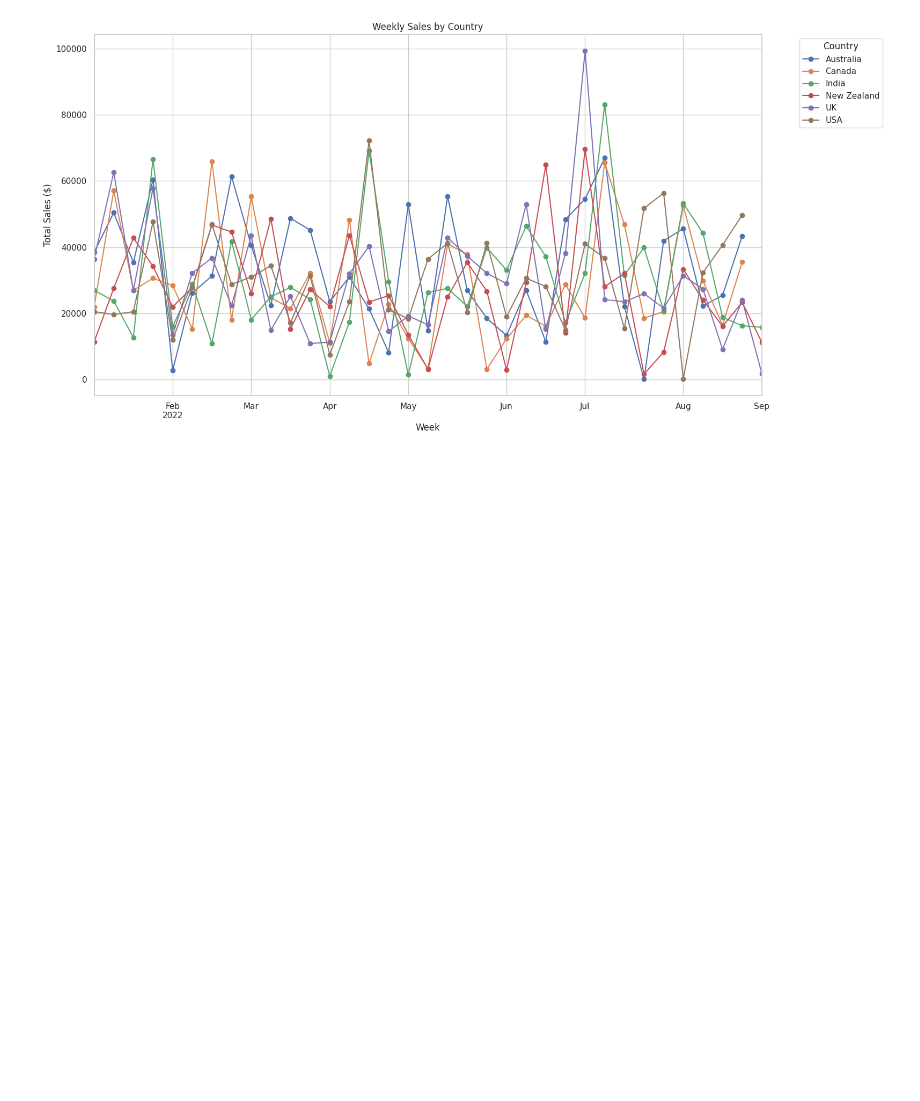
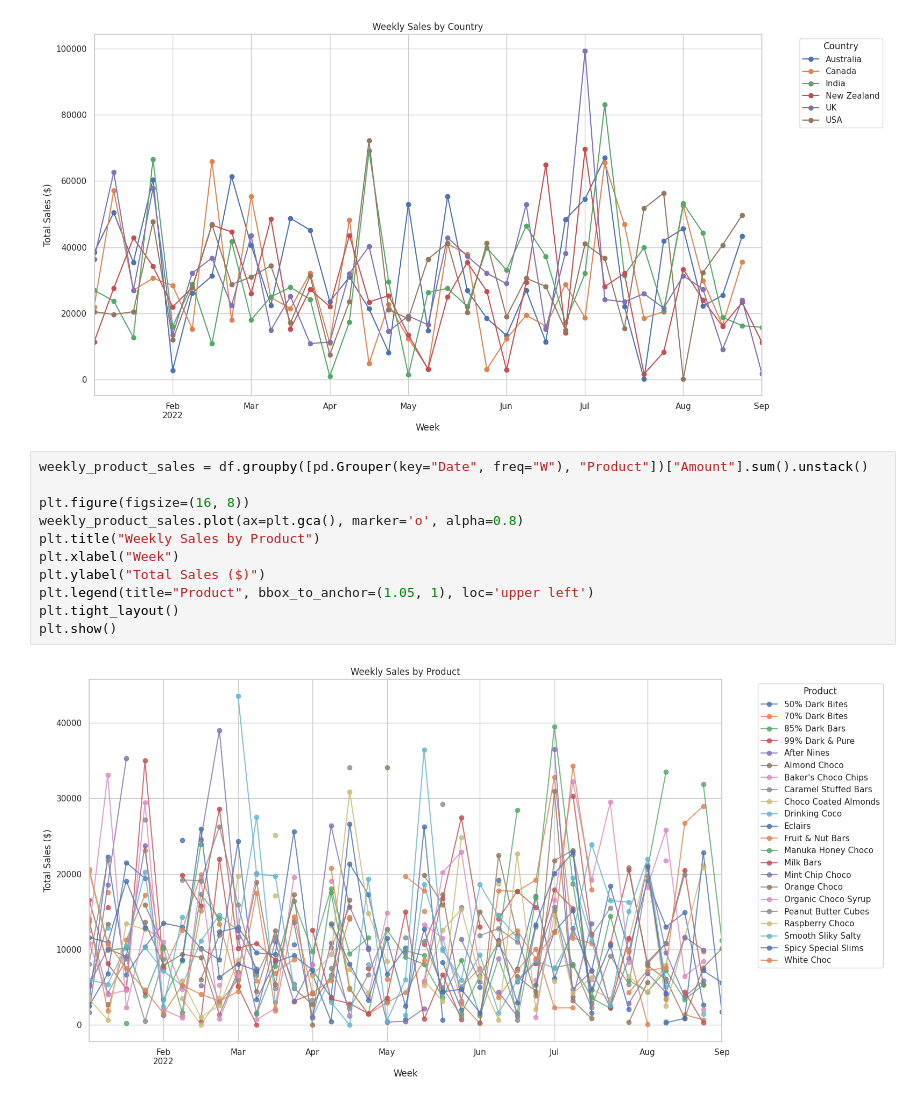
Before and after one commit to pipesco93/chocolate-sales-project, a Jupyter notebook: notebooks/01_data_exploration.ipynb, the cells around one changed output. Saved outputs shown, nothing was run; the diff lists cells and outputs as text; blank space fills up the shorter version.

```diff
--- a/notebooks/01_data_exploration.ipynb
+++ b/notebooks/01_data_exploration.ipynb
@@ -151,3 +141,16 @@ plt.tight_layout()
 plt.show()
 # %% [output]
 [figure]
+# %%
+weekly_product_sales = df.groupby([pd.Grouper(key="Date", freq="W"), "Product"])["Amount"].sum().unstack()
+
+plt.figure(figsize=(16, 8))
+weekly_product_sales.plot(ax=plt.gca(), marker='o', alpha=0.8)
+plt.title("Weekly Sales by Product")
+plt.xlabel("Week")
+plt.ylabel("Total Sales ($)")
+plt.legend(title="Product", bbox_to_anchor=(1.05, 1), loc='upper left')
+plt.tight_layout()
+plt.show()
+# %% [output]
+[figure, added]
```
Also changed, not shown: parts of 20 cells of this notebook, 1 other file.
